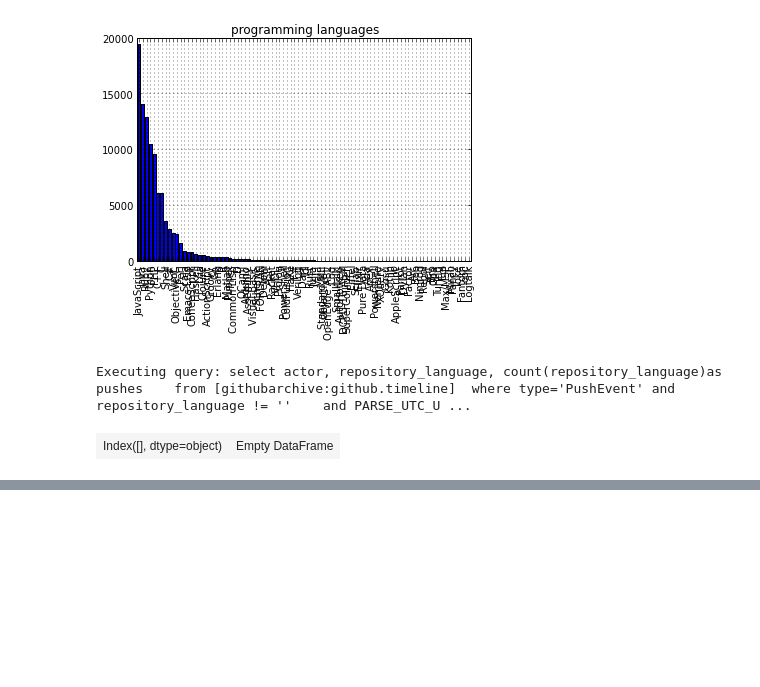
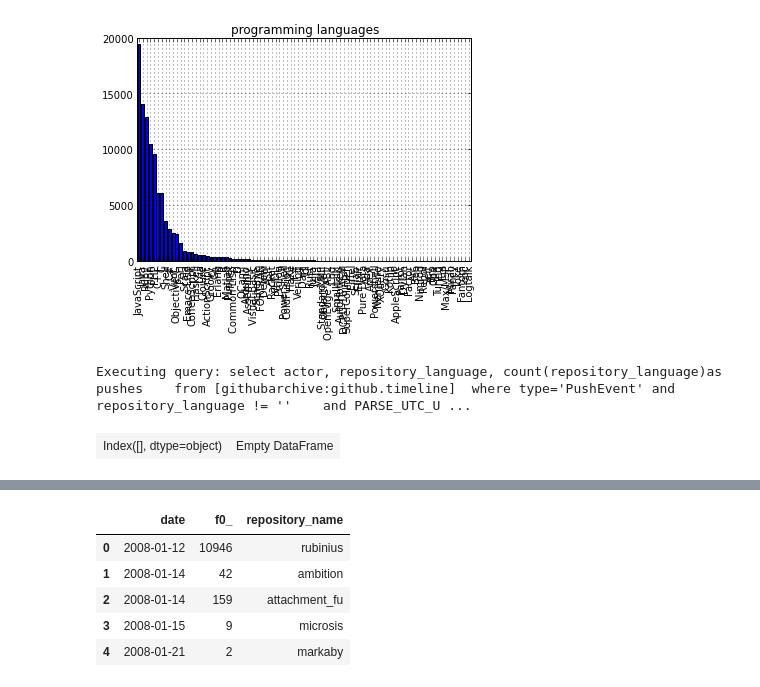
Before and after one commit to metacommunities/metacommunities, a Jupyter notebook: google_big_query_experiments.ipynb, the cells around one changed output, grey strips where cells are left out. Cells and saved outputs as stored; diff of their text form; code cells hidden in the pictures; blank space fills up the shorter version.

```diff
--- a/google_big_query_experiments.ipynb
+++ b/google_big_query_experiments.ipynb
@@ -43,0 +50,10 @@ results_2011_df
+# %%
+query = """
+select repository_name, DATE(TIMESTAMP(repository_created_at)) as date, count(repository_name)
+FROM
+  (SELECT repository_name, repository_created_at, type FROM [githubarchive:github.timeline]
+   WHERE (HASH(repository_created_at)%10 == 0))
+ GROUP BY  repository_name, date
+ order by date;"""
+# %%
+resdf = gbq.query_table(query, max_rows=100000, timeout=3.0)
@@ -43,0 +71,9 @@ results_2011_df
+# %%
+resdf.head()
+# %% [output]
+|  | date | f0_ | repository_name |
+| 0 | 2008-01-12 | 10946 | rubinius |
+| 1 | 2008-01-14 | 42 | ambition |
+| 2 | 2008-01-14 | 159 | attachment_fu |
+| 3 | 2008-01-15 | 9 | microsis |
+| 4 | 2008-01-21 | 2 | markaby |
```
Also changed, not shown: parts of 21 cells of this notebook, 2 other files.
